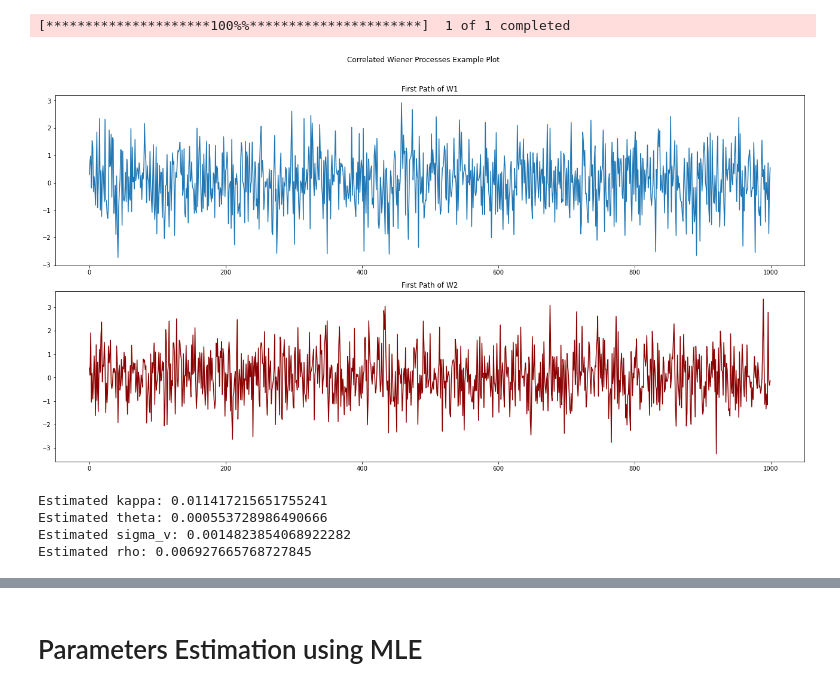
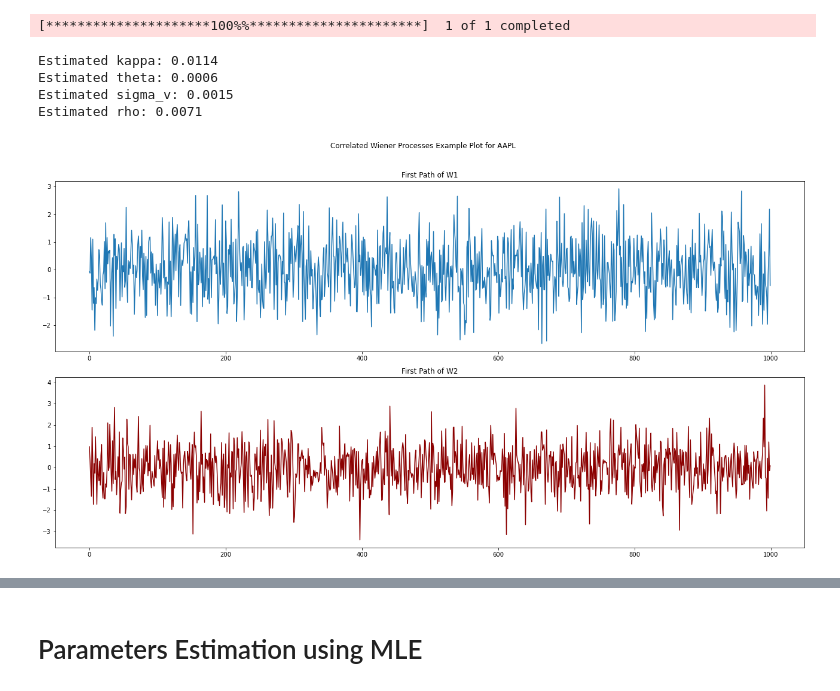
Before and after one commit to Quacox/Stochastic-Volatility, a Jupyter notebook: Stochastic_Volatility_Modeling.ipynb, the cells around one changed output, grey strips where cells are left out. Drawn from its saved outputs; the diff is of its cells as text; code cells hidden in the pictures.

```diff
--- a/Stochastic_Volatility_Modeling.ipynb
+++ b/Stochastic_Volatility_Modeling.ipynb
@@ -689,41 +674,46 @@ volatility = returns.rolling(window=21).std().dropna()
 theta = np.mean(volatility ** 2)
 # %% [output]
 [*********************100%%**********************]  1 of 1 completed
+# %%
+volatility_shifted = volatility.shift(1).dropna()
+volatility = volatility.loc[volatility_shifted.index]
+X = volatility_shifted.values.reshape(-1, 1)
+y = volatility.values
+reg = LinearRegression().fit(X, y)
+kappa = 1 - reg.coef_[0]
+vol_changes = volatility.diff().dropna()
+sigma_v = np.std(vol_changes)
+
+rho, _ = pearsonr(returns.loc[volatility.index], volatility)
+
+print(f'Estimated kappa: {kappa:.4f}')
+print(f'Estimated theta: {theta:.4f}')
+print(f'Estimated sigma_v: {sigma_v:.4f}')
+print(f'Estimated rho: {rho:.4f}')
+# %% [output]
+Estimated kappa: 0.0114
+Estimated theta: 0.0006
+Estimated sigma_v: 0.0015
+Estimated rho: 0.0071
 # %%
-volatility_shifted = volatility.shift(1).dropna()
-volatility = volatility.loc[volatility_shifted.index]
-X = volatility_shifted.values.reshape(-1, 1)
-y = volatility.values
-reg = LinearRegression().fit(X, y)
-kappa = 1 - reg.coef_[0]
-vol_changes = volatility.diff().dropna()
-sigma_v = np.std(vol_changes)
-
-# Calculate the correlation between returns and volatility to estimate rho
-rho, _ = pearsonr(returns.loc[volatility.index], volatility)
+r = 0.05
+T = 1.0
+N = 1000
+M = 10000
+dt = T / N
 
 W1,W2=generate_Wiener_correlated(N,M,rho)
 
 
 fig, ax = plt.subplots(2, 1, figsize=(18, 10))
 ax[0].plot(W1[:, 0])
 ax[0].set_title('First Path of W1')
 
 ax[1].plot(W2[:, 0],color='darkred')
 ax[1].set_title('First Path of W2')
 
-fig.suptitle('Correlated Wiener Processes Example Plot')
+fig.suptitle(f'Correlated Wiener Processes Example Plot for {ticker}')
 plt.tight_layout(rect=[0, 0, 1, 0.96])
 plt.show()
 # %% [output]
-[figure, old version]
+[figure, new version]
-# %%
-print(f'Estimated kappa: {kappa}')
-print(f'Estimated theta: {theta}')
-print(f'Estimated sigma_v: {sigma_v}')
-print(f'Estimated rho: {rho}')
-# %% [output]
-Estimated kappa: 0.011417215651755241
-Estimated theta: 0.000553728986490666
-Estimated sigma_v: 0.0014823854068922282
-Estimated rho: 0.006927665768727845
```
Also changed, not shown: parts of 5 cells of this notebook.
